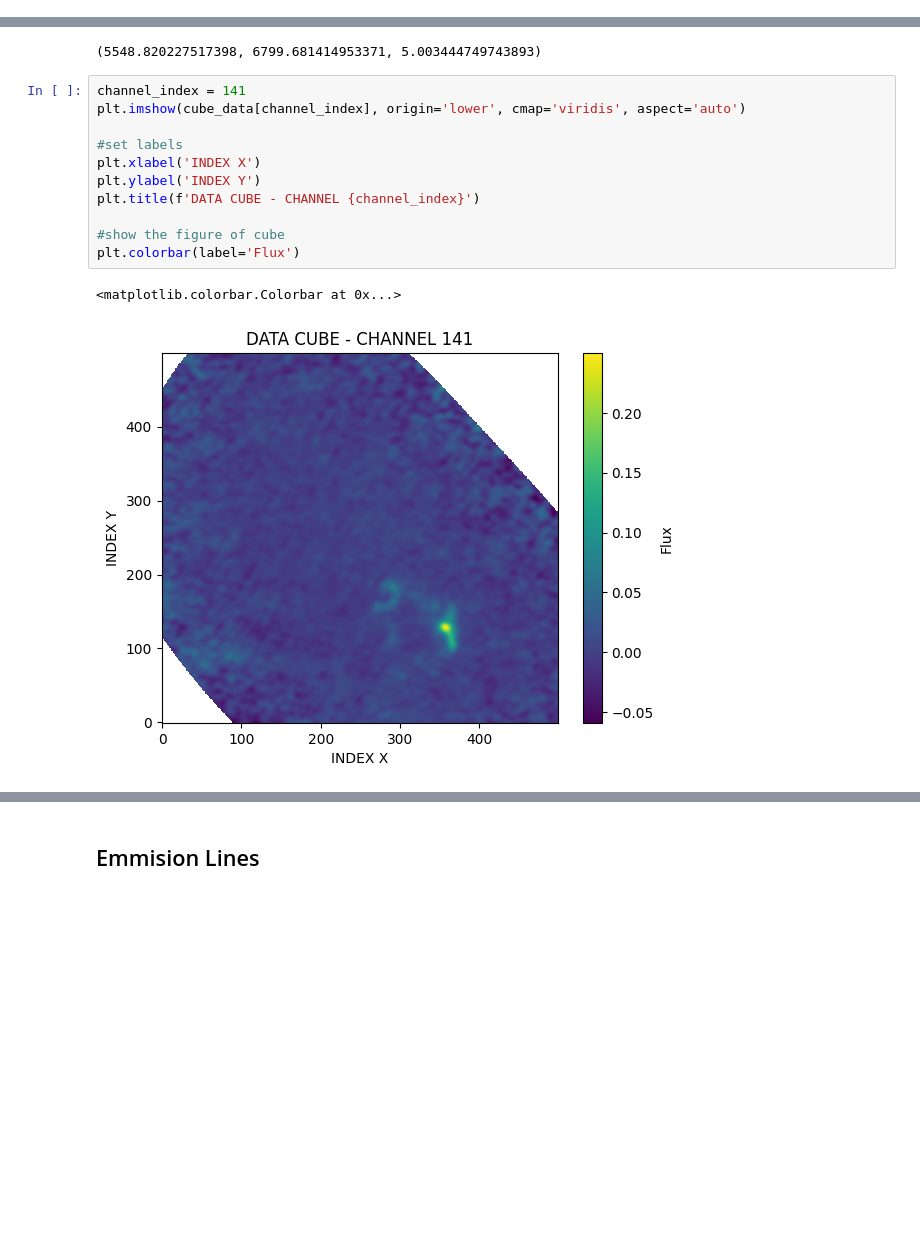
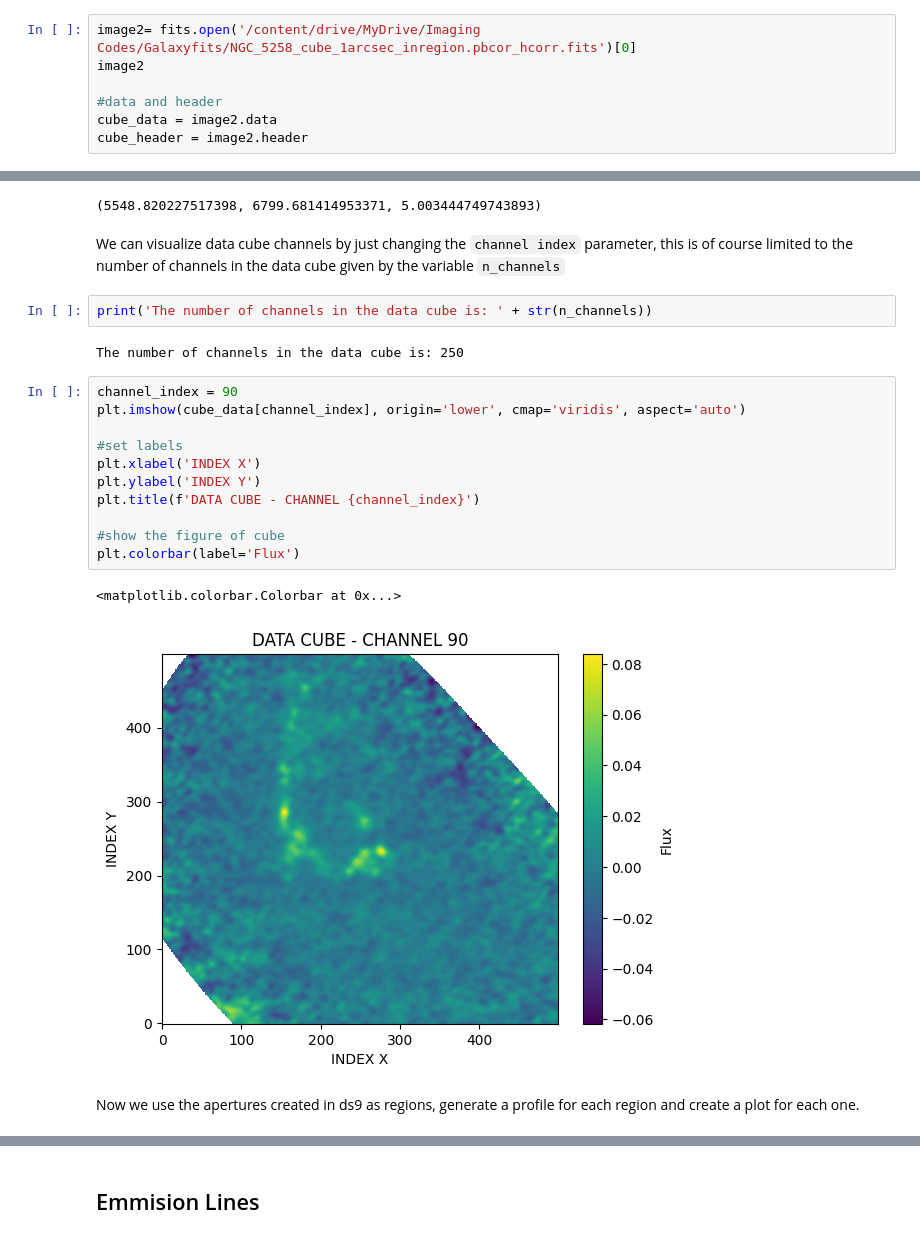
Before and after one commit to danielvijill/nrao-nine-2024, a Jupyter notebook: NGC5258_tutorial.ipynb, the cells around one changed output, grey strips where cells are left out. Saved outputs shown, nothing was run; the diff lists cells and outputs as text; blank space fills up the shorter version.

```diff
--- a/NGC5258_tutorial.ipynb
+++ b/NGC5258_tutorial.ipynb
@@ -288,0 +270,7 @@ SIMPLE  =                    T / conforms to FITS standard
+# %%
+image2= fits.open('/content/drive/MyDrive/Imaging Codes/Galaxyfits/NGC_5258_cube_1arcsec_inregion.pbcor_hcorr.fits')[0]
+image2
+
+#data and header
+cube_data = image2.data
+cube_header = image2.header
@@ -310,18 +316,26 @@ deltaV     = (V_u-V_d)/cube_header['NAXIS3']
 V_d, V_u, deltaV
 # %% [output]
 (5548.820227517398, 6799.681414953371, 5.003444749743893)
+# %% [markdown]
+We can visualize data cube channels by just changing the `channel index` parameter, this is of course limited to the number of channels in the data cube given by the variable `n_channels`
+# %%
+print('The number of channels in the data cube is: ' + str(n_channels))
+# %% [output]
+The number of channels in the data cube is: 250
 # %%
-channel_index = 141
+channel_index = 90
 plt.imshow(cube_data[channel_index], origin='lower', cmap='viridis', aspect='auto')
 
 #set labels
 plt.xlabel('INDEX X')
 plt.ylabel('INDEX Y')
 plt.title(f'DATA CUBE - CHANNEL {channel_index}')
 
 #show the figure of cube
 plt.colorbar(label='Flux')
 # %% [output]
 <matplotlib.colorbar.Colorbar at 0x...>
-[figure, old version]
+[figure, new version]
+# %% [markdown]
+Now we use the apertures created in ds9 as regions, generate a profile for each region and create a plot for each one.
 # %%
```
Also changed, not shown: parts of 14 cells of this notebook.
